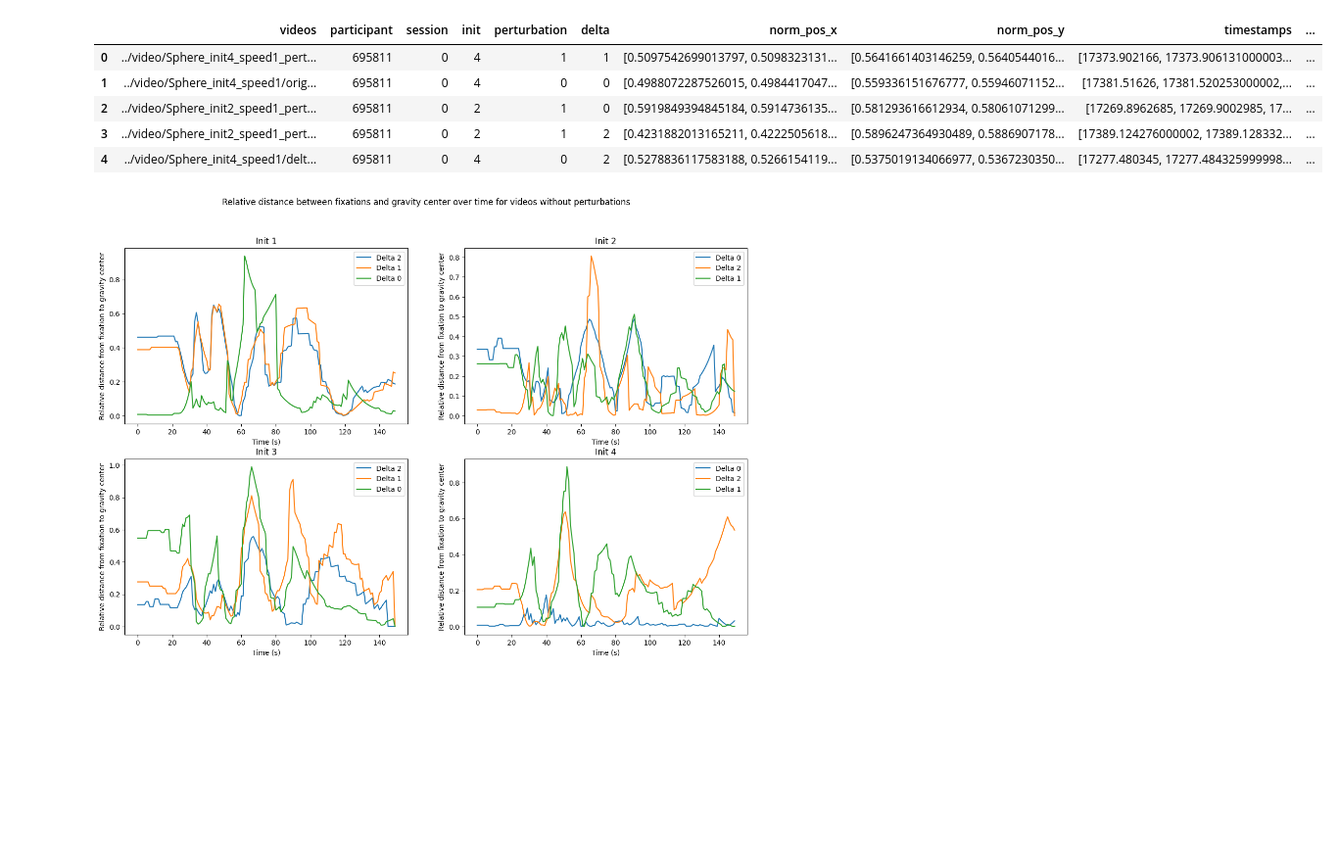
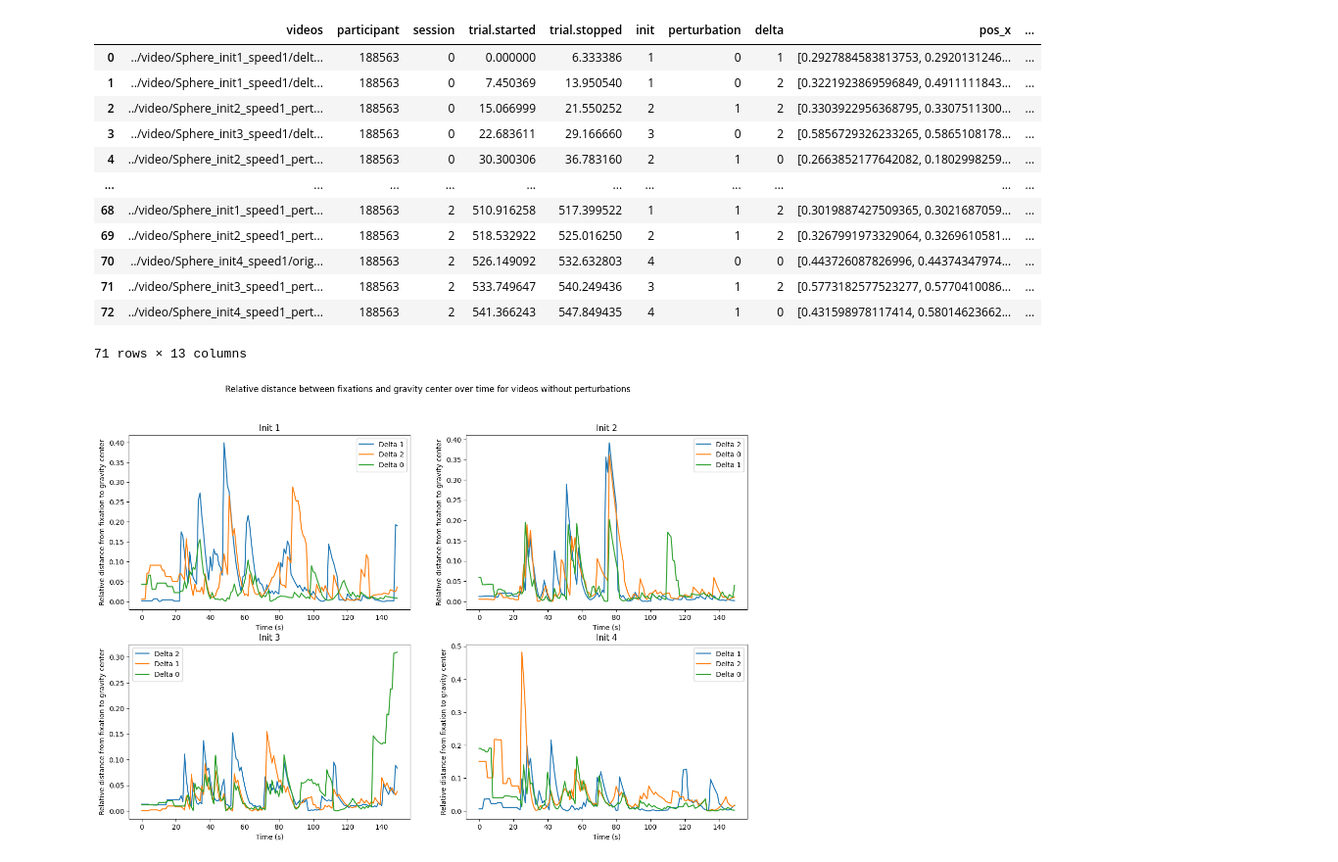
Before and after one commit to QuentinPerret/PFE-EyeTracking, a Jupyter notebook: notebooks/data_analyzer.ipynb, the cells around one changed output. Shown: that part at 98% size. Drawn from its saved outputs; the diff is of its cells as text; code cells hidden in the pictures; blank space fills up the shorter version.

```diff
--- a/notebooks/data_analyzer.ipynb
+++ b/notebooks/data_analyzer.ipynb
@@ -22,4 +13,0 @@ objectCenter.head()
-# %%
-data = openPsychoPyExperimentMetadata('../data/695811_PFE_2023-11-22_15h15.35.294.csv')
-data = data.apply(buildOneHotEncoding, axis = 1)
-data.head()
@@ -33,3 +13,0 @@ data.head()
-# %%
-data = data.apply(retrieveGazePosition, axis = 1)
-data.head()
@@ -111,13 +100,20 @@ show_fixations(df)
 # %%
 data['dist'] = data.apply(lambda x : get_relative_distance_from_gravity_center(x),axis  = 1)
-data.head()
+data.head(-1)
 # %% [output]
-|  | videos | participant | session | init | perturbation | delta | norm_pos_x | norm_pos_y | timestamps | ... |
-| 0 | ../video/Sphere_init4_speed1_pert... | 695811 | 0 | 4 | 1 | 1 | [0.5097542699013797, 0.5098323131... | [0.5641661403146259, 0.5640544016... | [17373.902166, 17373.906131000003... | ... |
-| 1 | ../video/Sphere_init4_speed1/orig... | 695811 | 0 | 4 | 0 | 0 | [0.4988072287526015, 0.4984417047... | [0.559336151676777, 0.55946071152... | [17381.51626, 17381.520253000002,... | ... |
-| 2 | ../video/Sphere_init2_speed1_pert... | 695811 | 0 | 2 | 1 | 0 | [0.5919849394845184, 0.5914736135... | [0.581293616612934, 0.58061071299... | [17269.8962685, 17269.9002985, 17... | ... |
-| 3 | ../video/Sphere_init2_speed1_pert... | 695811 | 0 | 2 | 1 | 2 | [0.4231882013165211, 0.4222505618... | [0.5896247364930489, 0.5886907178... | [17389.124276000002, 17389.128332... | ... |
-| 4 | ../video/Sphere_init4_speed1/delt... | 695811 | 0 | 4 | 0 | 2 | [0.5278836117583188, 0.5266154119... | [0.5375019134066977, 0.5367230350... | [17277.480345, 17277.484325999998... | ... |
+|  | videos | participant | session | trial.started | trial.stopped | init | perturbation | delta | pos_x | ... |
+| 0 | ../video/Sphere_init1_speed1/delt... | 188563 | 0 | 0.000000 | 6.333386 | 1 | 0 | 1 | [0.2927884583813753, 0.2920131246... | ... |
+| 1 | ../video/Sphere_init1_speed1/delt... | 188563 | 0 | 7.450369 | 13.950540 | 1 | 0 | 2 | [0.3221923869596849, 0.4911111843... | ... |
+| 2 | ../video/Sphere_init2_speed1_pert... | 188563 | 0 | 15.066999 | 21.550252 | 2 | 1 | 2 | [0.3303922956368795, 0.3307511300... | ... |
+| 3 | ../video/Sphere_init3_speed1/delt... | 188563 | 0 | 22.683611 | 29.166660 | 3 | 0 | 2 | [0.5856729326233265, 0.5865108178... | ... |
+| 4 | ../video/Sphere_init2_speed1_pert... | 188563 | 0 | 30.300306 | 36.783160 | 2 | 1 | 0 | [0.2663852177642082, 0.1802998259... | ... |
+| ... | ... | ... | ... | ... | ... | ... | ... | ... | ... | ... |
+| 68 | ../video/Sphere_init1_speed1_pert... | 188563 | 2 | 510.916258 | 517.399522 | 1 | 1 | 2 | [0.3019887427509365, 0.3021687059... | ... |
+| 69 | ../video/Sphere_init2_speed1_pert... | 188563 | 2 | 518.532922 | 525.016250 | 2 | 1 | 2 | [0.3267991973329064, 0.3269610581... | ... |
+| 70 | ../video/Sphere_init4_speed1/orig... | 188563 | 2 | 526.149092 | 532.632803 | 4 | 0 | 0 | [0.443726087826996, 0.44374347974... | ... |
+| 71 | ../video/Sphere_init3_speed1_pert... | 188563 | 2 | 533.749647 | 540.249436 | 3 | 1 | 2 | [0.5773182577523277, 0.5770410086... | ... |
+| 72 | ../video/Sphere_init4_speed1_pert... | 188563 | 2 | 541.366243 | 547.849435 | 4 | 1 | 0 | [0.431598978117414, 0.58014623662... | ... |
+71 rows × 13 columns
 # %%
 time = np.linspace(0,6.25,150)
 
@@ -129,7 +125,7 @@ plt.setp(axs[:, :], ylabel='Relative distance from fixation to gravity center')
 
 
 for i in range(0,4):
-    df  = data[(data['init'] == i+1) & (data['perturbation'] == 0)]
+    df  = data[(data['init'] == i+1) & (data['perturbation'] == 0) & (data['session'] == 0)]
     deltas  = df.delta
     ds  = df.dist
     for d , delta in zip(ds,deltas):
@@ -139,7 +135,7 @@ for i in range(0,4):
 
 plt.show()
 # %% [output]
-[figure, old version]
+[figure, new version]
 # %%
 time = np.linspace(0,6.25,150)
 
```
Also changed, not shown: parts of 13 cells of this notebook, 4 other files.
